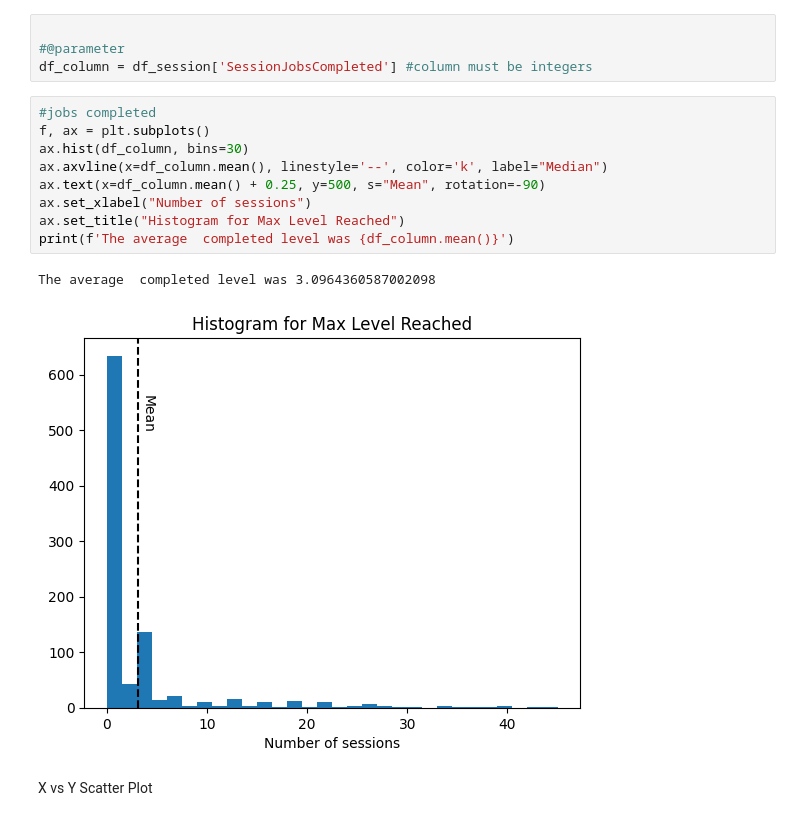
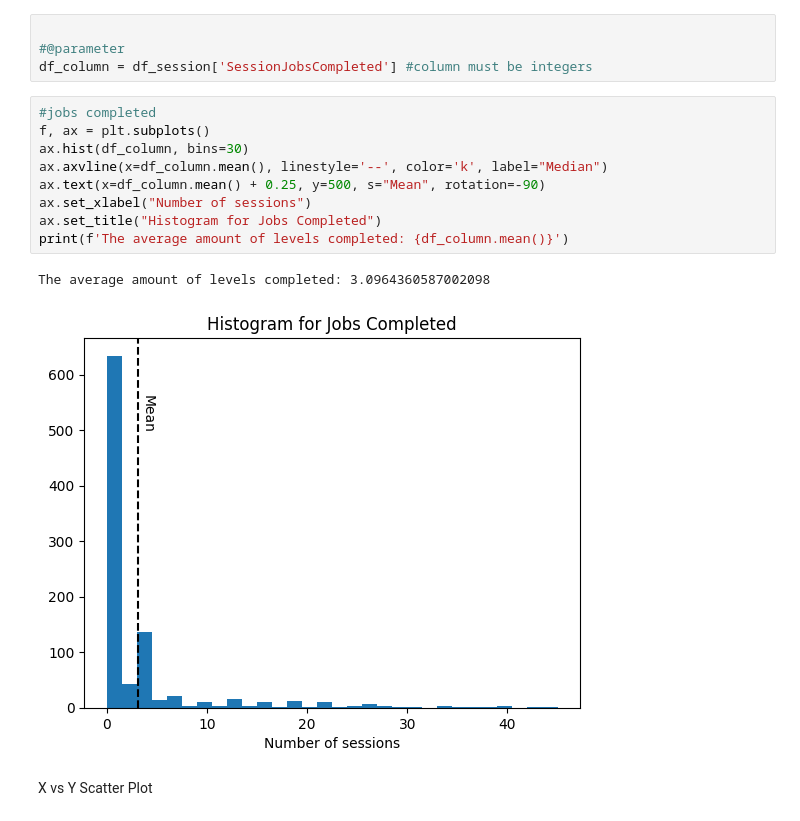
Before and after one commit to opengamedata/opengamedata-samples, a Jupyter notebook: AQUALAB/templates/Aqualab_template_players.ipynb, the cells around one changed output. Drawn from its saved outputs; the diff is of its cells as text.

```diff
--- a/AQUALAB/templates/Aqualab_template_players.ipynb
+++ b/AQUALAB/templates/Aqualab_template_players.ipynb
@@ -372,15 +360,15 @@ df_column = df_session['SessionJobsCompleted'] #column must be integers
 # %%
 #jobs completed
 f, ax = plt.subplots()
 ax.hist(df_column, bins=30)
 ax.axvline(x=df_column.mean(), linestyle='--', color='k', label="Median")
 ax.text(x=df_column.mean() + 0.25, y=500, s="Mean", rotation=-90)
 ax.set_xlabel("Number of sessions")
-ax.set_title("Histogram for Max Level Reached")
-print(f'The average  completed level was {df_column.mean()}')
+ax.set_title("Histogram for Jobs Completed")
+print(f'The average amount of levels completed: {df_column.mean()}')
 # %% [output]
-The average  completed level was 3.0964360587002098
+The average amount of levels completed: 3.0964360587002098
-[figure, old version]
+[figure, new version]
 # %% [markdown]
 X vs Y Scatter Plot
 # %%
```
Also changed, not shown: parts of 11 cells of this notebook.
